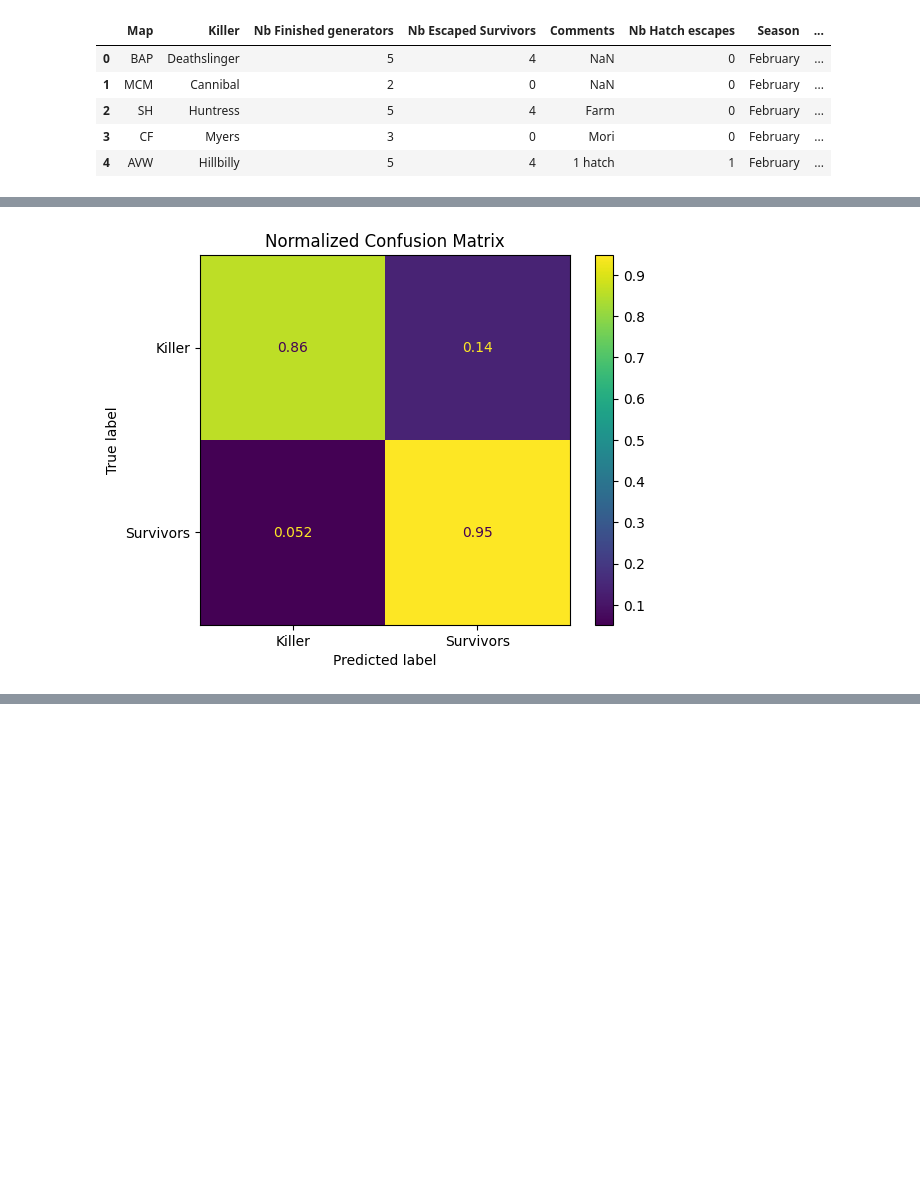
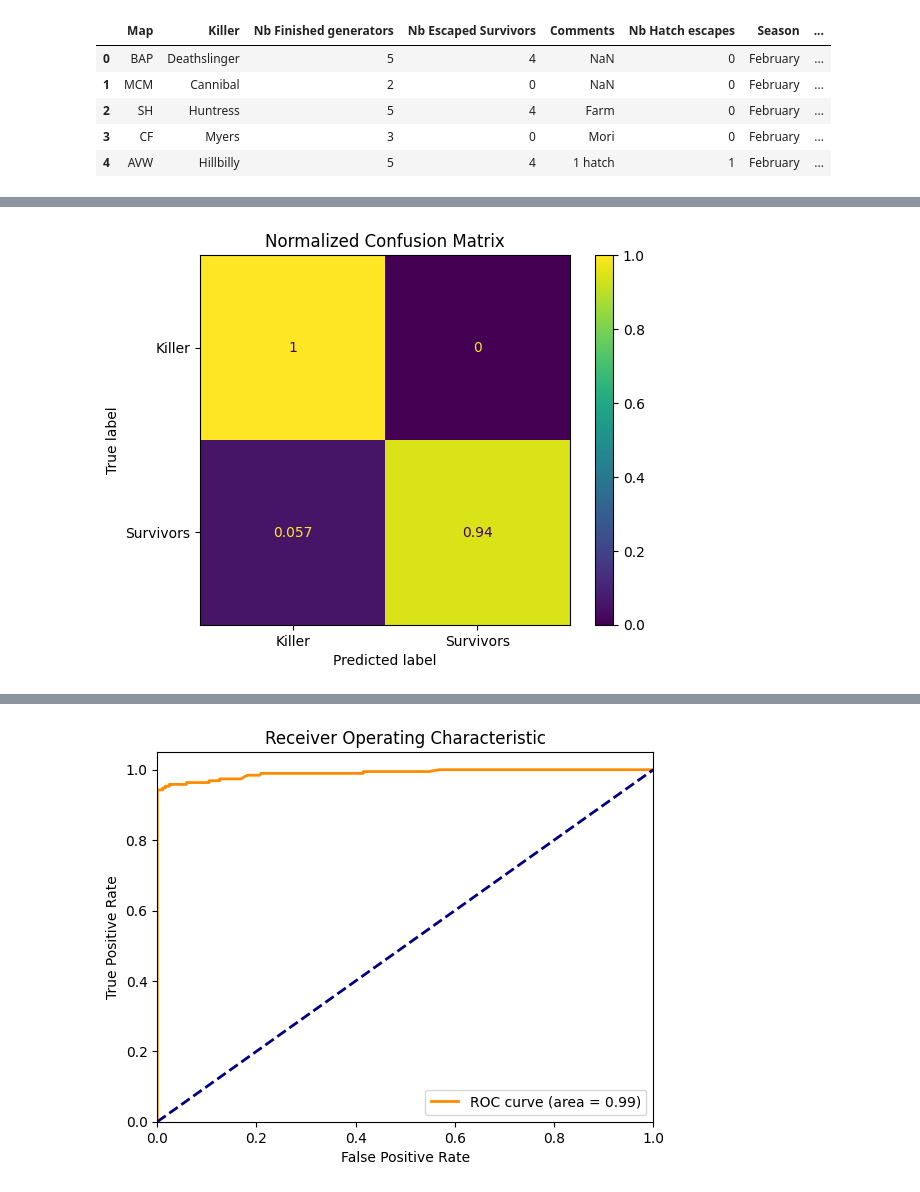
Before and after one commit to doubavitch/Dead-by-Daylight-Predictions, a Jupyter notebook: Dead by Daylight Predictions.ipynb, the cells around one changed output, grey strips where cells are left out. Drawn from its saved outputs; the diff is of its cells as text; code cells hidden in the pictures; blank space fills up the shorter version.

```diff
--- a/Dead by Daylight Predictions.ipynb
+++ b/Dead by Daylight Predictions.ipynb
@@ -1102,15 +1036,10 @@ Actual: 4, Predicted: 3
 # %%
-import pandas as pd
-import numpy as np
-
-# Load the dataset
-data = pd.read_csv('Dead by Daylight data.csv')
-
 # Filter out matches where 'Comments' contains 'Killer DC'
 data = data[~data['Comments'].str.contains('Killer DC', na=False)]
 
 # Create the new target variable: win for killer (0) or win for survivors (1)
-data['Win'] = np.where(data['Nb Escaped Survivors'] <= 1, 0, 1)
+data['Win (S)'] = np.where(data['Nb Escaped Survivors'] <= 1, 0, 1)
+
 data.head()
 # %% [output]
 |  | Map | Killer | Nb Finished generators | Nb Escaped Survivors | Comments | Nb Hatch escapes | Season | ... |
@@ -1122,18 +1053,4 @@ data.head()
 # %%
-import pandas as pd
-import numpy as np
-from sklearn.compose import ColumnTransformer
-from sklearn.metrics import confusion_matrix, classification_report, ConfusionMatrixDisplay, accuracy_score
-from sklearn.model_selection import train_test_split, GridSearchCV
-from sklearn.pipeline import Pipeline
-from sklearn.preprocessing import OneHotEncoder, StandardScaler
-from sklearn.svm import SVC
-import matplotlib.pyplot as plt
-from tqdm import tqdm
-
-# Load the dataset
-data = pd.read_csv('Dead by Daylight data.csv')
-
 # Filter out matches where 'Comments' contains 'Killer DC'
 data = data[~data['Comments'].str.contains('Killer DC', na=False)]
 
@@ -1141,7 +1058,7 @@ data = data[~data['Comments'].str.contains('Killer DC', na=False)]
 data['Win (S)'] = np.where(data['Nb Escaped Survivors'] <= 1, 0, 1)
 
 # Define features and target
-features = data.drop(columns=['Nb Escaped Survivors', 'Nb Hatch escapes', 'Comments', 'Win (S)'])
+features = data.drop(columns=['Nb Escaped Survivors', 'Nb Hatch escapes', 'SBMM', 'Season', 'Comments', 'Win (S)'])
 target = data['Win (S)']
 
 # Identify categorical columns
@@ -1159,22 +1076,18 @@ preprocessor = ColumnTransformer(
 # Create the model pipeline
 model = Pipeline(steps=[
     ('preprocessor', preprocessor),
-    ('classifier', SVC())
+    ('classifier', SVC(probability=True))
 ])
 
 # Define the hyperparameters grid for SVC
 param_grid = {
+    'classifier__kernel': ['linear', 'poly', 'rbf', 'sigmoid'],
     'classifier__C': [0.1, 1, 10, 100],
-    'classifier__gamma': [1, 0.1, 0.01, 0.001],
-    'classifier__kernel': ['rbf', 'linear']
+    'classifier__gamma': ['scale', 'auto']
 }
 
 # Create the GridSearchCV object
-grid_search = GridSearchCV(estimator=model, param_grid=param_grid, cv=3, n_jobs=-1, scoring='accuracy')
-
-##############################
-### maybe other scoring??? ###
-##############################
+grid_search = GridSearchCV(estimator=model, param_grid=param_grid, cv=5, n_jobs=-1, scoring='accuracy')
 
 # Split the data into training and testing sets
 X_train, X_test, y_train, y_test = train_test_split(features, target, test_size=0.2, random_state=42)
@@ -1192,19 +1105,11 @@ y_pred = best_model.predict(X_test)
 accuracy = accuracy_score(y_test, y_pred)
 print(f'Accuracy: {accuracy}')
 
-# Example prediction
-example = X_test.iloc[0:1]
-predicted_win = best_model.predict(example)
-actual_win = y_test.iloc[0]
-print(f'Given features: \n{example}')
-print(f'Predicted win (0: Killer, 1: Survivors) for this round: {predicted_win[0]}')
-print(f'Actual win (0: Killer, 1: Survivors) for this round: {actual_win}')
-
 # Confusion Matrix
 class_names = ['Killer', 'Survivors']
 conf_matrix = confusion_matrix(y_test, y_pred)
 
-# Normalize the confusion matrix
+# Normalize the confusion matrix (the supports are unbalanced, so this is allows for better interpretability)
 conf_matrix_normalized = conf_matrix.astype('float') / conf_matrix.sum(axis=1)[:, np.newaxis]
 
 disp = ConfusionMatrixDisplay(confusion_matrix=conf_matrix_normalized, display_labels=class_names)
@@ -1216,9 +1121,14 @@ plt.show()
 print('Classification Report:')
 print(classification_report(y_test, y_pred, target_names=class_names))
 
-# Save the best model
-# import joblib
-# joblib.dump(best_model, 'dbd_winner_prediction_model_no_killer_dc_svm.pkl')
+# Example prediction
+example = X_test.iloc[0:1]
+predicted_win = best_model.predict(example)
+actual_win = y_test.iloc[0]
+print(f'--- Example prediction ---')
+print(f'Given features: \n{example}')
+print(f'Predicted win (0: Killer, 1: Survivors) for this round: {predicted_win[0]}')
+print(f'Actual win (0: Killer, 1: Survivors) for this round: {actual_win}')
 
 # Error analysis
 err = []
@@ -1226,6 +1136,7 @@ for i in range(len(y_test)):
     if y_test.iloc[i] != y_pred[i]:
         err.append(i)
 
+print(f'\n--- Error analysis ---')
 print(f'In total {len(err)} mistakes out of {len(y_test)} samples')
 
 for i in tqdm(range(len(err))):
@@ -1234,4 +1145,20 @@ for i in tqdm(range(len(err))):
     print(f'Features: \n{X_test.iloc[index]}')
     print(f'Actual: {y_test.iloc[index]}, Predicted: {y_pred[index]}')
     print('-' * 50)
+
+# Plot ROC Curve
+y_prob = best_model.predict_proba(X_test)[:, 1]  # Get probabilities for the positive class
+fpr, tpr, thresholds = roc_curve(y_test, y_prob)
+roc_auc = auc(fpr, tpr)
+
+plt.figure()
+plt.plot(fpr, tpr, color='darkorange', lw=2, label=f'ROC curve (area = {roc_auc:0.2f})')
+plt.plot([0, 1], [0, 1], color='navy', lw=2, linestyle='--')
+plt.xlim([0.0, 1.0])
+plt.ylim([0.0, 1.05])
+plt.xlabel('False Positive Rate')
+plt.ylabel('True Positive Rate')
+plt.title('Receiver Operating Characteristic')
+plt.legend(loc='lower right')
+plt.show()
 # %% [output]
@@ -1244,4 +1166,4 @@ Actual win (0: Killer, 1: Survivors) for this round: 1
-[figure, old version]
+[figure, new version]
 Classification Report:
               precision    recall  f1-score   support
 
@@ -1272 +1202,2 @@ Actual: 0, Predicted: 1
 --------------------------------------------------
+[figure, added]
```
Also changed, not shown: parts of 22 cells of this notebook.
